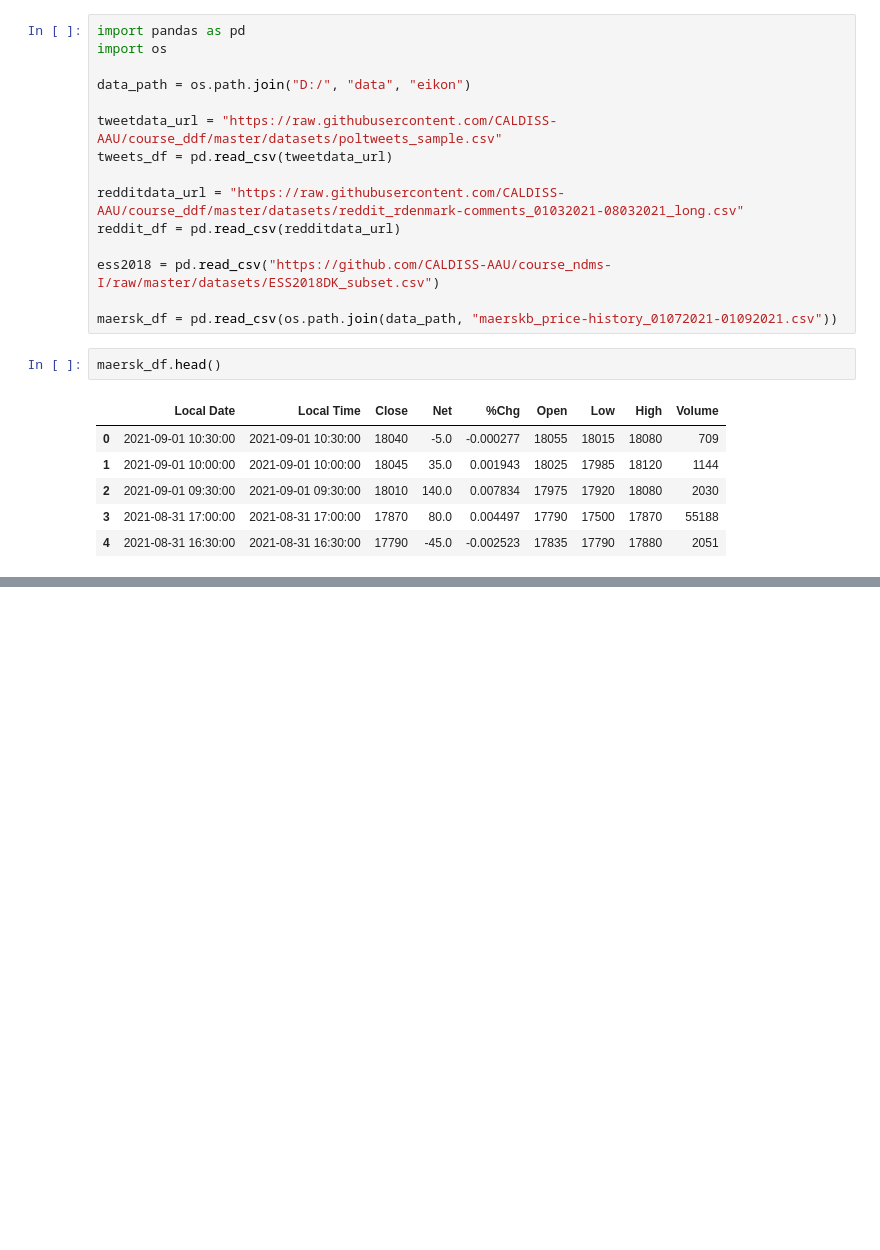
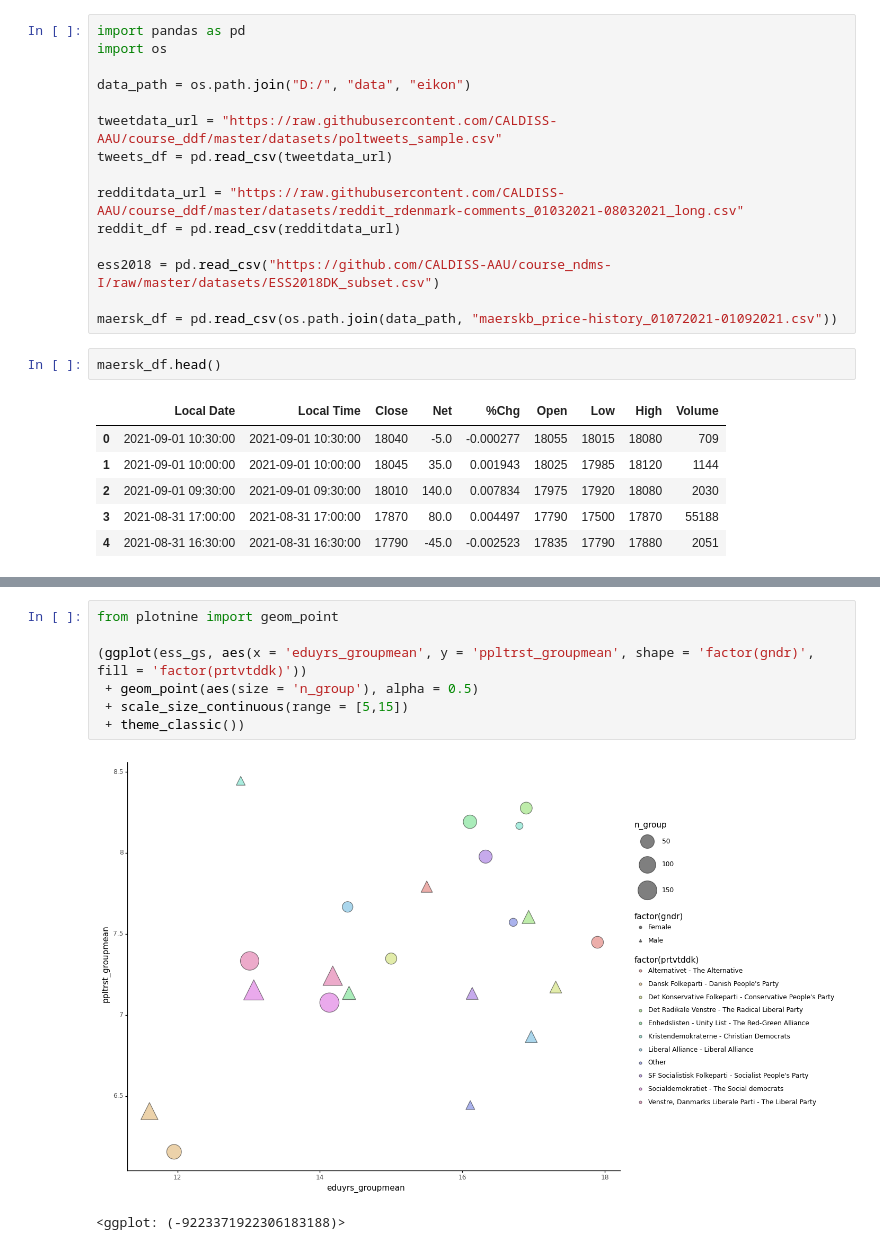
Before and after one commit to CALDISS-AAU/course_ddf, a Jupyter notebook: notebooks/08_eksplorative-metoder_tidsserier/00_develop.ipynb, the cells around one changed output, grey strips where cells are left out. Saved outputs shown, nothing was run; the diff lists cells and outputs as text; blank space fills up the shorter version.

```diff
--- a/notebooks/08_eksplorative-metoder_tidsserier/00_develop.ipynb
+++ b/notebooks/08_eksplorative-metoder_tidsserier/00_develop.ipynb
@@ -63,0 +146,10 @@ from plotnine import ggplot, geom_point, aes, stat_smooth, facet_wrap
+# %%
+from plotnine import geom_point
+
+(ggplot(ess_gs, aes(x = 'eduyrs_groupmean', y = 'ppltrst_groupmean', shape = 'factor(gndr)', fill = 'factor(prtvtddk)'))
+ + geom_point(aes(size = 'n_group'), alpha = 0.5)
+ + scale_size_continuous(range = [5,15])
+ + theme_classic())
+# %% [output]
+[figure, added]
+<ggplot: (-9223371922306183188)>
```
Also changed, not shown: parts of 10 cells of this notebook.
